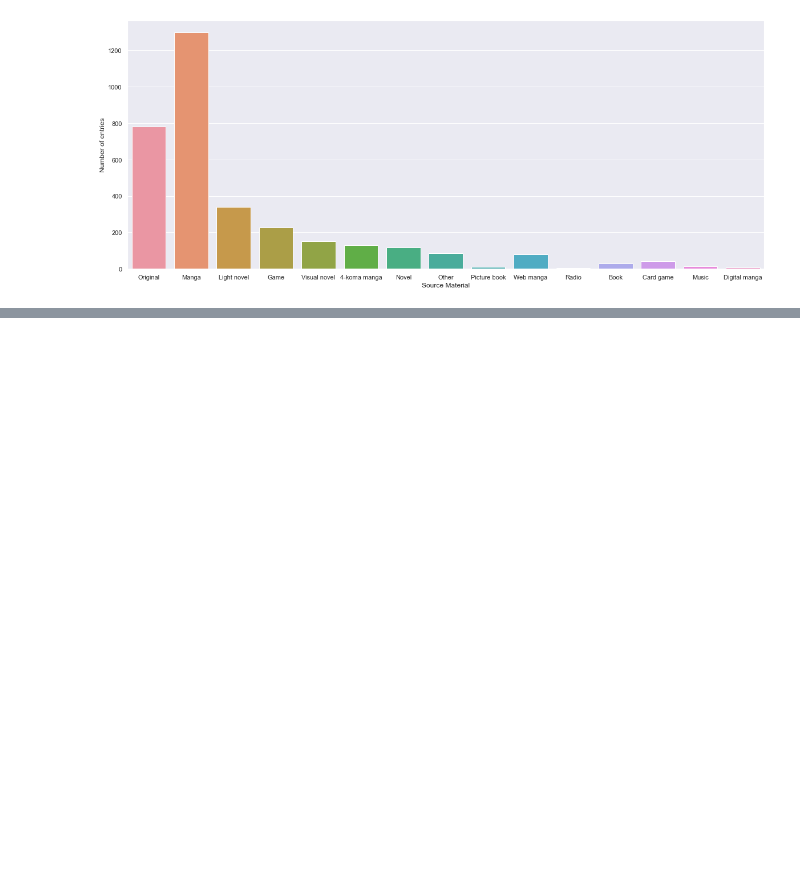
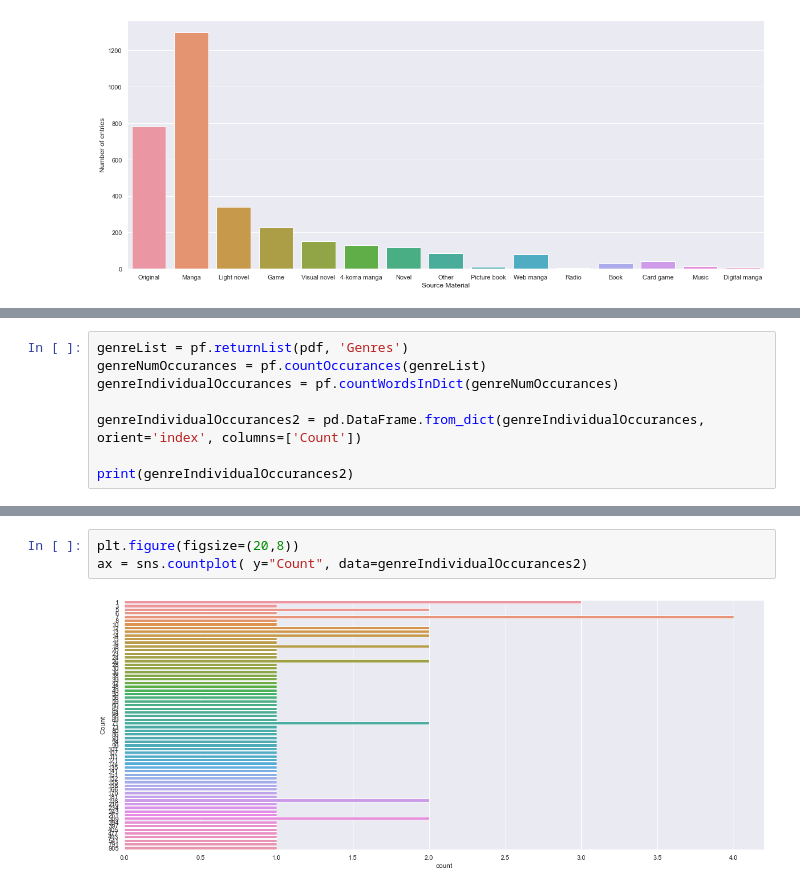
Before and after one commit to data301-2021-summer2/group03-project, a Jupyter notebook: analysis/Jia_Quan/milestone2.ipynb, the cells around one changed output, grey strips where cells are left out. Saved outputs shown, nothing was run; the diff lists cells and outputs as text; blank space fills up the shorter version.

```diff
--- a/analysis/Jia_Quan/milestone2.ipynb
+++ b/analysis/Jia_Quan/milestone2.ipynb
@@ -169 +168,9 @@ Best Combination Genre
 Best Individual Genre
+# %%
+genreList = pf.returnList(pdf, 'Genres')
+genreNumOccurances = pf.countOccurances(genreList)
+genreIndividualOccurances = pf.countWordsInDict(genreNumOccurances)
+
+genreIndividualOccurances2 = pd.DataFrame.from_dict(genreIndividualOccurances, orient='index', columns=['Count'])
+
+print(genreIndividualOccurances2)
@@ -169,0 +192,5 @@ Best Individual Genre
+# %%
+plt.figure(figsize=(20,8))
+ax = sns.countplot( y="Count", data=genreIndividualOccurances2)
+# %% [output]
+[figure, added]
```
Also changed, not shown: parts of 2 cells of this notebook.
